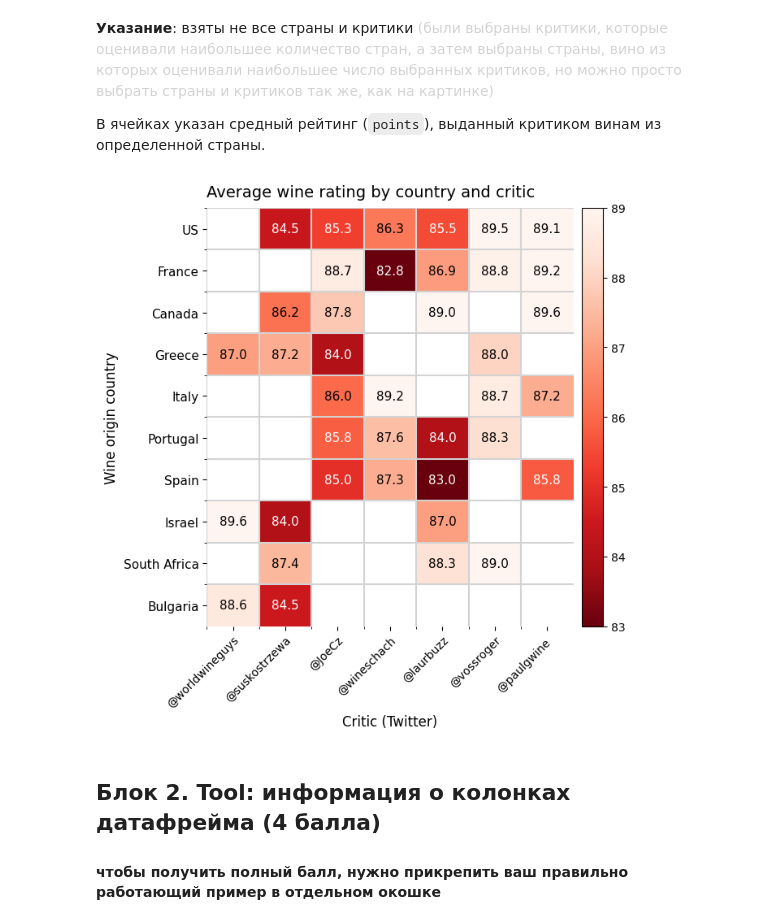
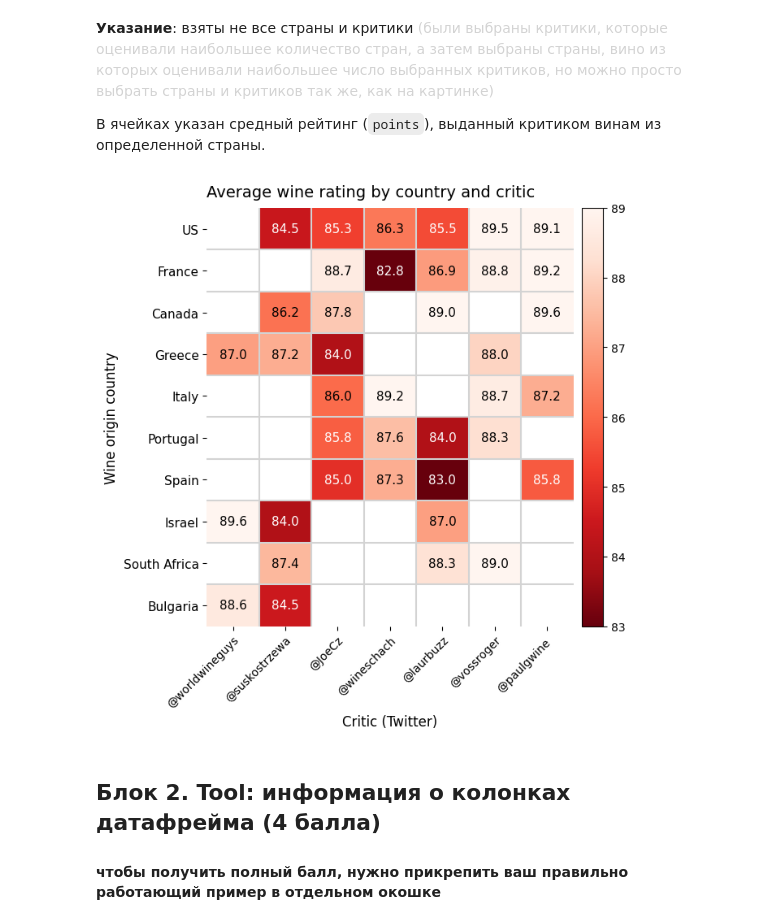
Before and after one commit to dejar212/ml-dz, a Jupyter notebook: hw2/02.HW.Pandas_MPL_Seaborn.ipynb, the cells around one changed output. Drawn from its saved outputs; the diff is of its cells as text; code cells hidden in the pictures.

```diff
--- a/hw2/02.HW.Pandas_MPL_Seaborn.ipynb
+++ b/hw2/02.HW.Pandas_MPL_Seaborn.ipynb
@@ -444,86 +444,104 @@ plt.show()
 
 В ячейках указан средный рейтинг (`points`), выданный критиком винам из определенной страны.
 # %%
-import pandas as pd
-import numpy as np
-import matplotlib.pyplot as plt
-from matplotlib.colors import Normalize
-
 url = 'https://data.bioml.ru/htdocs/courses/python/datasci/pandas/data/winemag-data-130k-noreview-v2.csv'
 df = pd.read_csv(url)
 
+
 df_clean = df[['country', 'taster_twitter_handle', 'points']].dropna()
+
 
 country_critic_counts = df_clean.groupby(['country', 'taster_twitter_handle']).size().reset_index(name='count')
 
+
 top_critics_by_countries = country_critic_counts.groupby('taster_twitter_handle')['country'].nunique()
 top_critics = top_critics_by_countries.nlargest(7).index.tolist()
+
 
 critic_counts = country_critic_counts[country_critic_counts['taster_twitter_handle'].isin(top_critics)]
 top_countries_by_critics = critic_counts.groupby('country')['taster_twitter_handle'].nunique()
 top_countries = top_countries_by_critics.nlargest(10).index.tolist()
 
+
 df_filtered = df_clean[df_clean['taster_twitter_handle'].isin(top_critics) & df_clean['country'].isin(top_countries)]
 
+
 avg_ratings = df_filtered.groupby(['country', 'taster_twitter_handle'])['points'].mean().unstack()
+
 
 country_order = ['US', 'France', 'Canada', 'Greece', 'Italy', 'Portugal', 'Spain', 'Israel', 'South Africa', 'Bulgaria']
 critic_order = ['@worldwineguys', '@suskostrzewa', '@JoeCz', '@wineschach', '@laurbuzz', '@vossroger', '@paulgwine\xa0']
 
+
 countries_available = [c for c in country_order if c in avg_ratings.index]
 critics_available = [c for c in critic_order if c in avg_ratings.columns]
 
+
 avg_ratings = avg_ratings.reindex(index=countries_available, columns=critics_available)
+
 
 data = avg_ratings.values
 countries = avg_ratings.index.tolist()
 critics = avg_ratings.columns.tolist()
 
+
 fig, ax = plt.subplots(figsize=(7, 7))
 
+
 im = ax.imshow(data, cmap='Reds_r', aspect='auto', vmin=83, vmax=89)
+
 
 ax.set_xticks(np.arange(len(critics)))
 ax.set_yticks(np.arange(len(countries)))
 ax.set_xticklabels(critics, fontsize=10)
 ax.set_yticklabels(countries, fontsize=11)
 
+
 plt.setp(ax.get_xticklabels(), rotation=45, ha="right", rotation_mode="anchor")
+
 
 ax.set_xlabel('Critic (Twitter)', fontsize=12)
 ax.set_ylabel('Wine origin country', fontsize=12)
 ax.set_title('Average wine rating by country and critic', fontsize=14, loc='left', pad=10)
+#Сетка
+for i in range(len(countries) - 1):
+    ax.axhline(i + 0.5, color='lightgray', linestyle='-', linewidth=1.5, zorder=2)
 
-ax.set_xticks(np.arange(len(critics)) - 0.5, minor=True)
-ax.set_yticks(np.arange(len(countries)) - 0.5, minor=True)
-ax.grid(which='minor', color='lightgray', linestyle='-', linewidth=1.5, zorder=0)
+
+for j in range(len(critics) - 1):
+    ax.axvline(j + 0.5, color='lightgray', linestyle='-', linewidth=1.5, zorder=2)
+
 
 #нормализатор цвета
 norm = Normalize(vmin=83, vmax=89)
 threshold = 0.5
+
 
 for i in range(len(countries)):
     for j in range(len(critics)):
         if not np.isnan(data[i, j]):
             normalized_value = norm(data[i, j])
             text_color = "black" if normalized_value > threshold else "white"
 
             text = ax.text(j, i, f'{data[i, j]:.1f}',
                            ha="center", va="center", color=text_color,
                            fontsize=11, fontweight='normal', zorder=3)
 
+
 cbar = plt.colorbar(im, ax=ax, pad=0.02)
 cbar.ax.tick_params(labelsize=10)
+
 
 ax.spines['top'].set_visible(False)
 ax.spines['right'].set_visible(False)
 ax.spines['bottom'].set_visible(False)
 ax.spines['left'].set_visible(False)
 
+
 plt.tight_layout()
 plt.show()
 # %% [output]
-[figure, old version]
+[figure, new version]
 # %% [markdown]
 ## Блок 2. **Tool**: информация о колонках датафрейма (4 балла)
 
```
Also changed, not shown: parts of 3 cells of this notebook, 1 other file.
